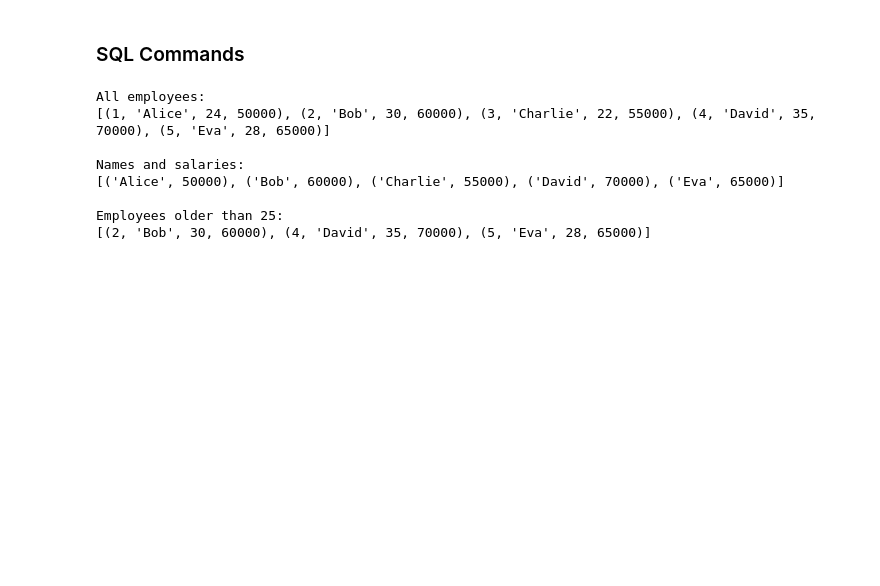
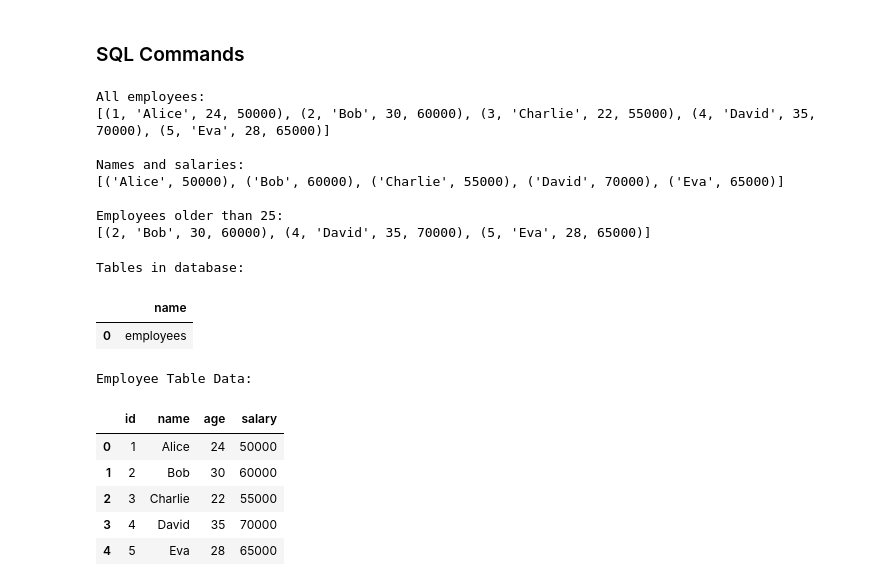
Before and after one commit to Nathan-Omenge/Data_mining_and_warehousing, a Jupyter notebook: Data Mining Warehousing Setup.ipynb, the cells around one changed output. Cells and saved outputs as stored; diff of their text form; code cells hidden in the pictures; blank space fills up the shorter version.

Commit message:
SQL Commands to list all the tables in the database and display data from the employee table as a dataframe

```diff
--- a/Data Mining Warehousing Setup.ipynb
+++ b/Data Mining Warehousing Setup.ipynb
@@ -283,3 +283,32 @@ Names and salaries:
 
 Employees older than 25:
 [(2, 'Bob', 30, 60000), (4, 'David', 35, 70000), (5, 'Eva', 28, 65000)]
+# %%
+import sqlite3
+import pandas as pd
+
+# connect to the database
+conn = sqlite3.connect("data_warehouse.db")
+
+# list all tables
+tables = pd.read_sql("SELECT name FROM sqlite_master WHERE type='table';", conn)
+print("Tables in database:")
+display(tables)
+
+# fetch data from the 'employees' table and display as a DataFrame
+df_employees = pd.read_sql("SELECT * FROM employees;", conn)
+print("Employee Table Data:")
+display(df_employees)
+
+conn.close()
+# %% [output]
+Tables in database:
+|  | name |
+| 0 | employees |
+Employee Table Data:
+|  | id | name | age | salary |
+| 0 | 1 | Alice | 24 | 50000 |
+| 1 | 2 | Bob | 30 | 60000 |
+| 2 | 3 | Charlie | 22 | 55000 |
+| 3 | 4 | David | 35 | 70000 |
+| 4 | 5 | Eva | 28 | 65000 |
```
